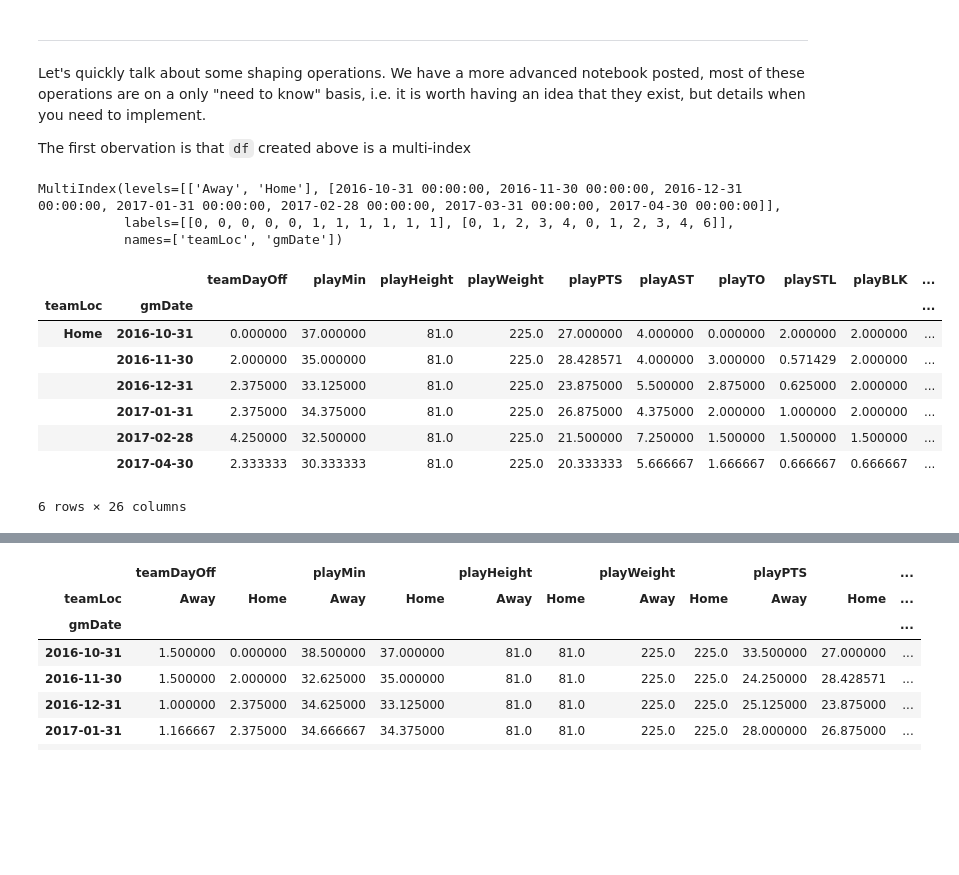
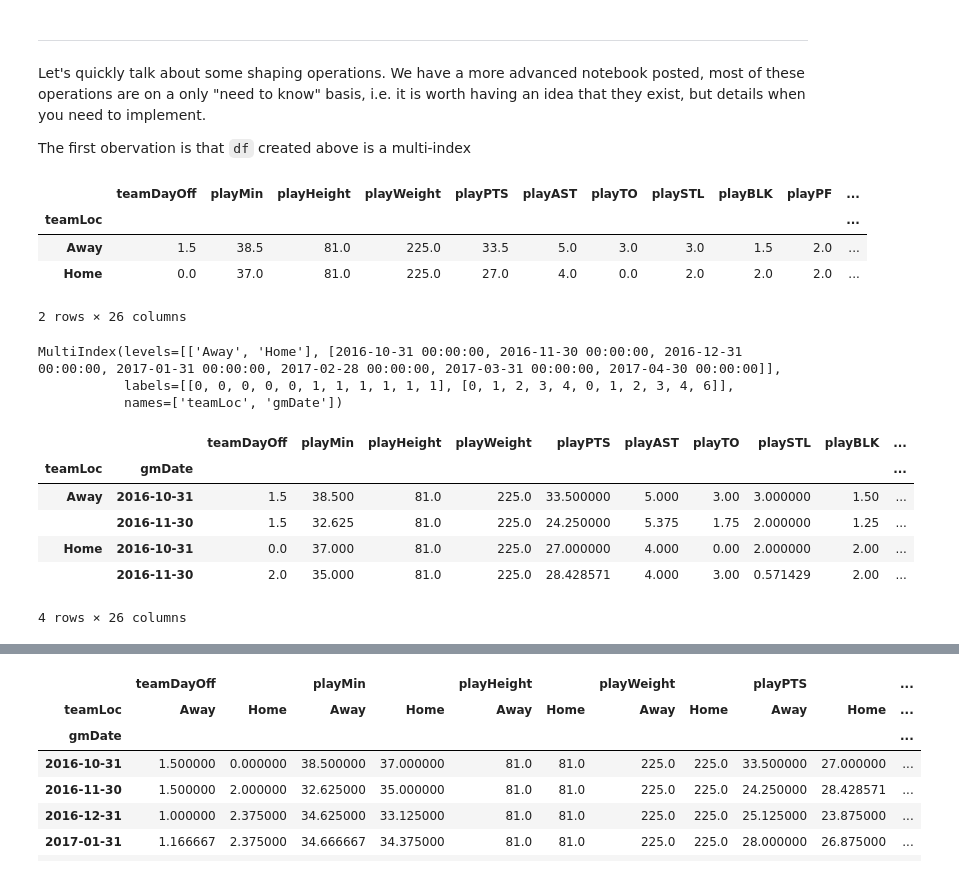
Before and after one commit to mwaugh0328/data_bootcamp_spring_2019, a Jupyter notebook: grouping_data/groupby.ipynb, the cells around one changed output, grey strips where cells are left out. Drawn from its saved outputs; the diff is of its cells as text; code cells hidden in the pictures; blank space fills up the shorter version.

```diff
--- a/grouping_data/groupby.ipynb
+++ b/grouping_data/groupby.ipynb
@@ -357,6 +357,14 @@ plt.show()
 Let's quickly talk about some shaping operations. We have a more advanced notebook posted, most of these operations are on a only "need to know" basis, i.e. it is worth having an idea that they exist, but details when you need to implement.
 
 The first obervation is that `df` created above is a multi-index
+# %%
+df.xs("2016-10-31", axis=0, level=1)
+# %% [output]
+|  | teamDayOff | playMin | playHeight | playWeight | playPTS | playAST | playTO | playSTL | playBLK | playPF | ... |
+| teamLoc |  |  |  |  |  |  |  |  |  |  | ... |
+| Away | 1.5 | 38.5 | 81.0 | 225.0 | 33.5 | 5.0 | 3.0 | 3.0 | 1.5 | 2.0 | ... |
+| Home | 0.0 | 37.0 | 81.0 | 225.0 | 27.0 | 4.0 | 0.0 | 2.0 | 2.0 | 2.0 | ... |
+2 rows × 26 columns
 # %%
 df.index
 # %% [output]
@@ -364,14 +372,12 @@ MultiIndex(levels=[['Away', 'Home'], [2016-10-31 00:00:00, 2016-11-30 00:00:00,
            labels=[[0, 0, 0, 0, 0, 1, 1, 1, 1, 1, 1], [0, 1, 2, 3, 4, 0, 1, 2, 3, 4, 6]],
            names=['teamLoc', 'gmDate'])
 # %%
-df.loc[[("Home")]]
+df.loc[(["Home", "Away"], ["2016-10-31", "2016-11-30"]), :]
 # %% [output]
 |  |  | teamDayOff | playMin | playHeight | playWeight | playPTS | playAST | playTO | playSTL | playBLK | ... |
 | teamLoc | gmDate |  |  |  |  |  |  |  |  |  | ... |
-| Home | 2016-10-31 | 0.000000 | 37.000000 | 81.0 | 225.0 | 27.000000 | 4.000000 | 0.000000 | 2.000000 | 2.000000 | ... |
-|  | 2016-11-30 | 2.000000 | 35.000000 | 81.0 | 225.0 | 28.428571 | 4.000000 | 3.000000 | 0.571429 | 2.000000 | ... |
-|  | 2016-12-31 | 2.375000 | 33.125000 | 81.0 | 225.0 | 23.875000 | 5.500000 | 2.875000 | 0.625000 | 2.000000 | ... |
-|  | 2017-01-31 | 2.375000 | 34.375000 | 81.0 | 225.0 | 26.875000 | 4.375000 | 2.000000 | 1.000000 | 2.000000 | ... |
-|  | 2017-02-28 | 4.250000 | 32.500000 | 81.0 | 225.0 | 21.500000 | 7.250000 | 1.500000 | 1.500000 | 1.500000 | ... |
-|  | 2017-04-30 | 2.333333 | 30.333333 | 81.0 | 225.0 | 20.333333 | 5.666667 | 1.666667 | 0.666667 | 0.666667 | ... |
+| Away | 2016-10-31 | 1.5 | 38.500 | 81.0 | 225.0 | 33.500000 | 5.000 | 3.00 | 3.000000 | 1.50 | ... |
+|  | 2016-11-30 | 1.5 | 32.625 | 81.0 | 225.0 | 24.250000 | 5.375 | 1.75 | 2.000000 | 1.25 | ... |
+| Home | 2016-10-31 | 0.0 | 37.000 | 81.0 | 225.0 | 27.000000 | 4.000 | 0.00 | 2.000000 | 2.00 | ... |
+|  | 2016-11-30 | 2.0 | 35.000 | 81.0 | 225.0 | 28.428571 | 4.000 | 3.00 | 0.571429 | 2.00 | ... |
-6 rows × 26 columns
+4 rows × 26 columns
```
Also changed, not shown: parts of 1 cell of this notebook.
